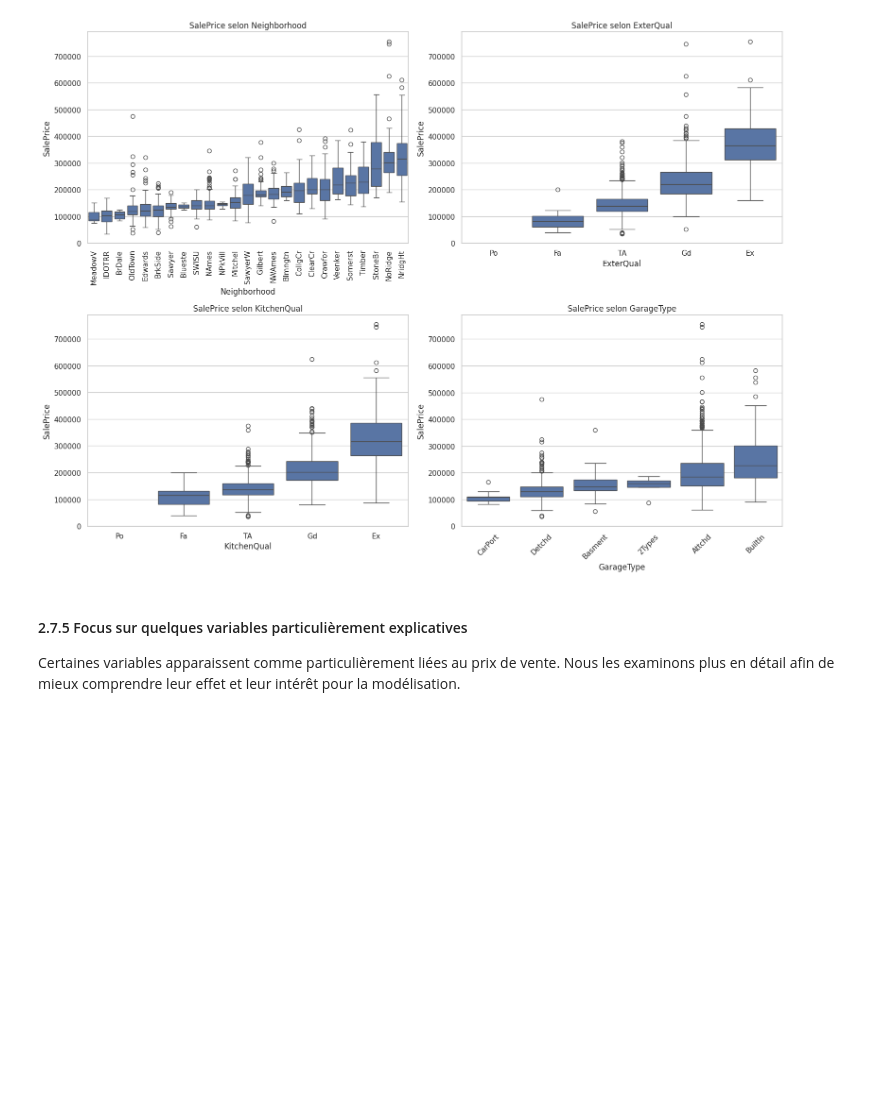
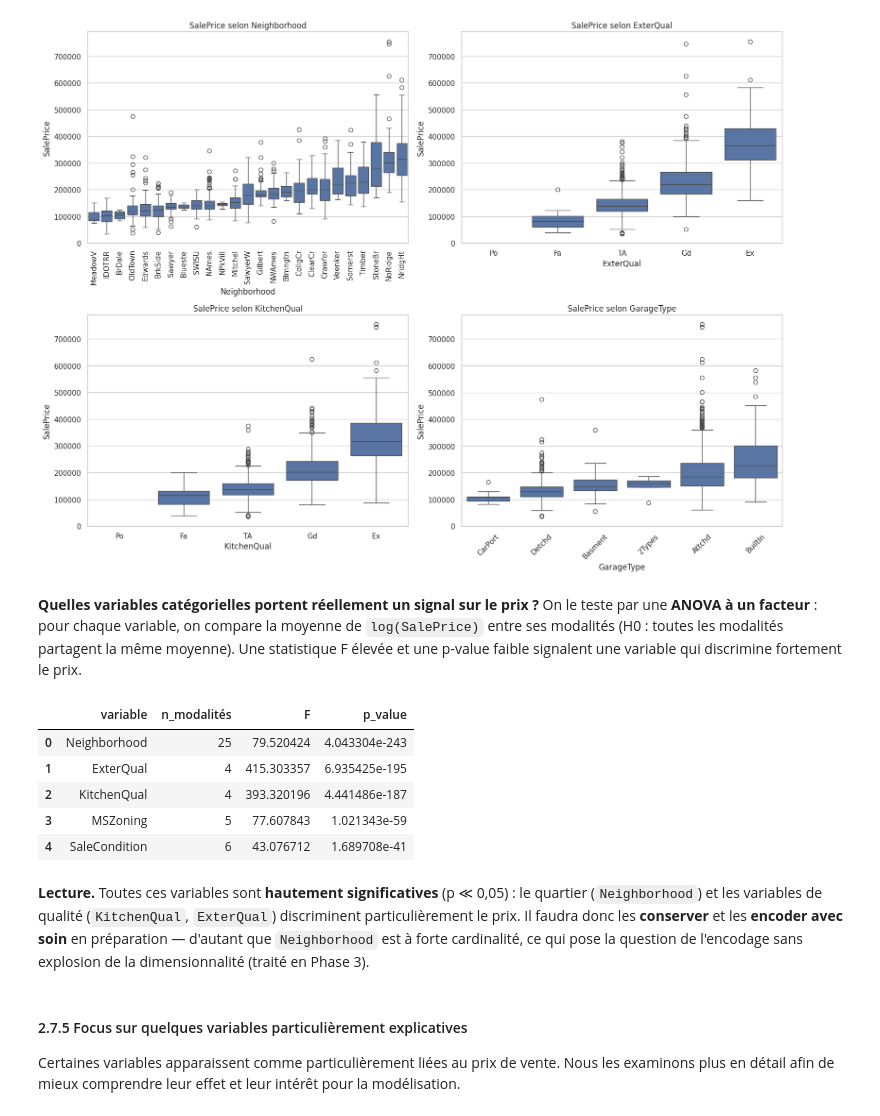
Before and after one commit to NoeBerdoz/predicting-house-prices-ml, a Jupyter notebook: 1_ideation_phase.ipynb, the cells around one changed output. Saved outputs shown, nothing was run; the diff lists cells and outputs as text; code cells hidden in the pictures; blank space fills up the shorter version.

```diff
--- a/1_ideation_phase.ipynb
+++ b/1_ideation_phase.ipynb
@@ -721,6 +739,28 @@ plt.tight_layout()
 plt.show()
 # %% [output]
 [figure]
+# %% [markdown]
+**Quelles variables catégorielles portent réellement un signal sur le prix ?** On le teste par une **ANOVA à un facteur** : pour chaque variable, on compare la moyenne de `log(SalePrice)` entre ses modalités (H0 : toutes les modalités partagent la même moyenne). Une statistique F élevée et une p-value faible signalent une variable qui discrimine fortement le prix.
+# %%
+# ANOVA à un facteur : log(SalePrice) selon chaque catégorielle à fort impact
+anova_cats = ['Neighborhood', 'KitchenQual', 'ExterQual', 'MSZoning', 'SaleCondition']
+rows = []
+for col in anova_cats:
+    sub = df[[col, 'SalePrice_log']].dropna()
+    groups = [g['SalePrice_log'].values for _, g in sub.groupby(col)]
+    f_stat, p_val = stats.f_oneway(*groups)
+    rows.append({'variable': col, 'n_modalités': df[col].nunique(), 'F': f_stat, 'p_value': p_val})
+anova_df = pd.DataFrame(rows).sort_values('p_value').reset_index(drop=True)
+display(anova_df)
+# %% [output]
+|  | variable | n_modalités | F | p_value |
+| 0 | Neighborhood | 25 | 79.520424 | 4.043304e-243 |
+| 1 | ExterQual | 4 | 415.303357 | 6.935425e-195 |
+| 2 | KitchenQual | 4 | 393.320196 | 4.441486e-187 |
+| 3 | MSZoning | 5 | 77.607843 | 1.021343e-59 |
+| 4 | SaleCondition | 6 | 43.076712 | 1.689708e-41 |
+# %% [markdown]
+**Lecture.** Toutes ces variables sont **hautement significatives** (p ≪ 0,05) : le quartier (`Neighborhood`) et les variables de qualité (`KitchenQual`, `ExterQual`) discriminent particulièrement le prix. Il faudra donc les **conserver** et les **encoder avec soin** en préparation — d'autant que `Neighborhood` est à forte cardinalité, ce qui pose la question de l'encodage sans explosion de la dimensionnalité (traité en Phase 3).
 # %% [markdown]
 #### 2.7.5 Focus sur quelques variables particulièrement explicatives
 
```
Also changed, not shown: parts of 8 cells of this notebook, 6 other files.
